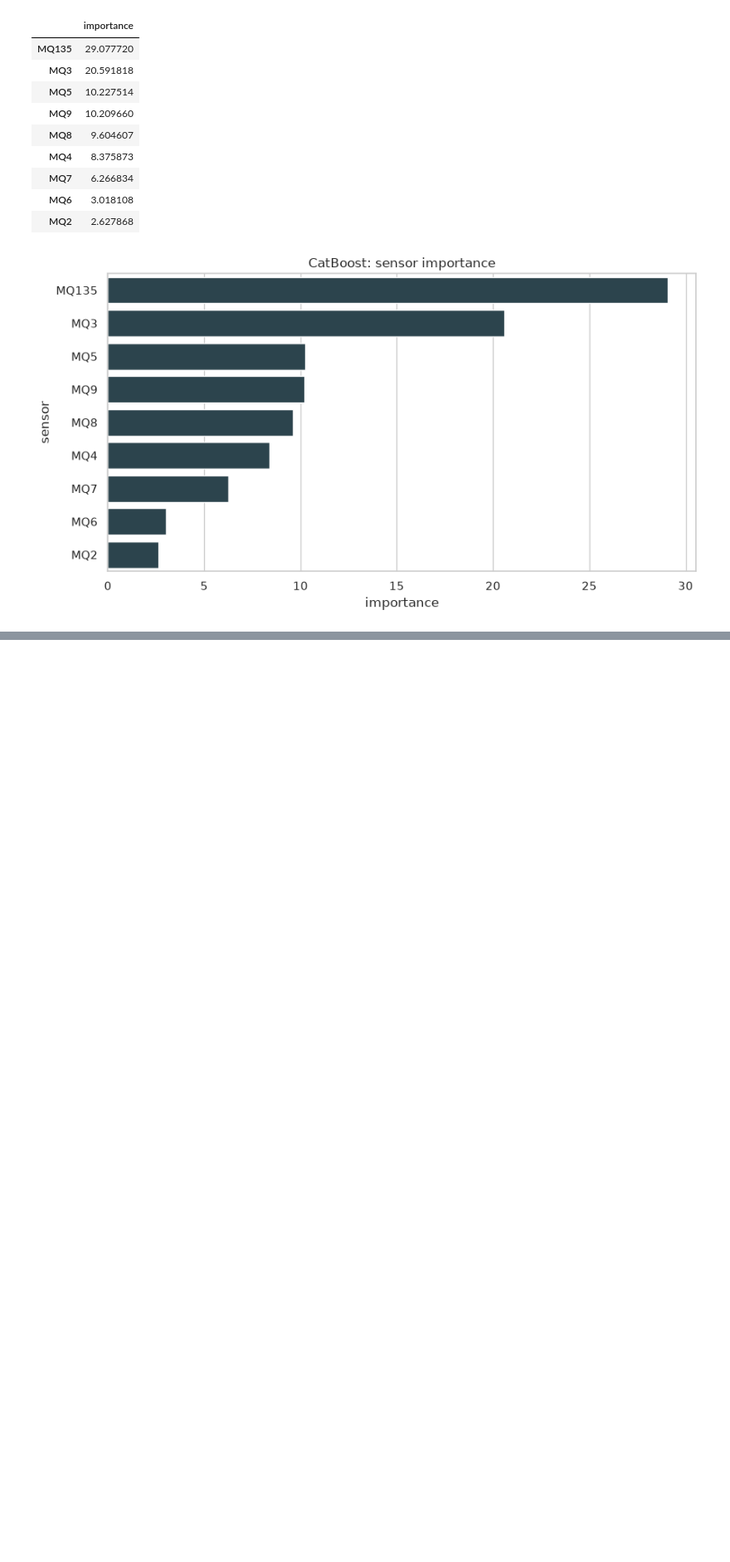
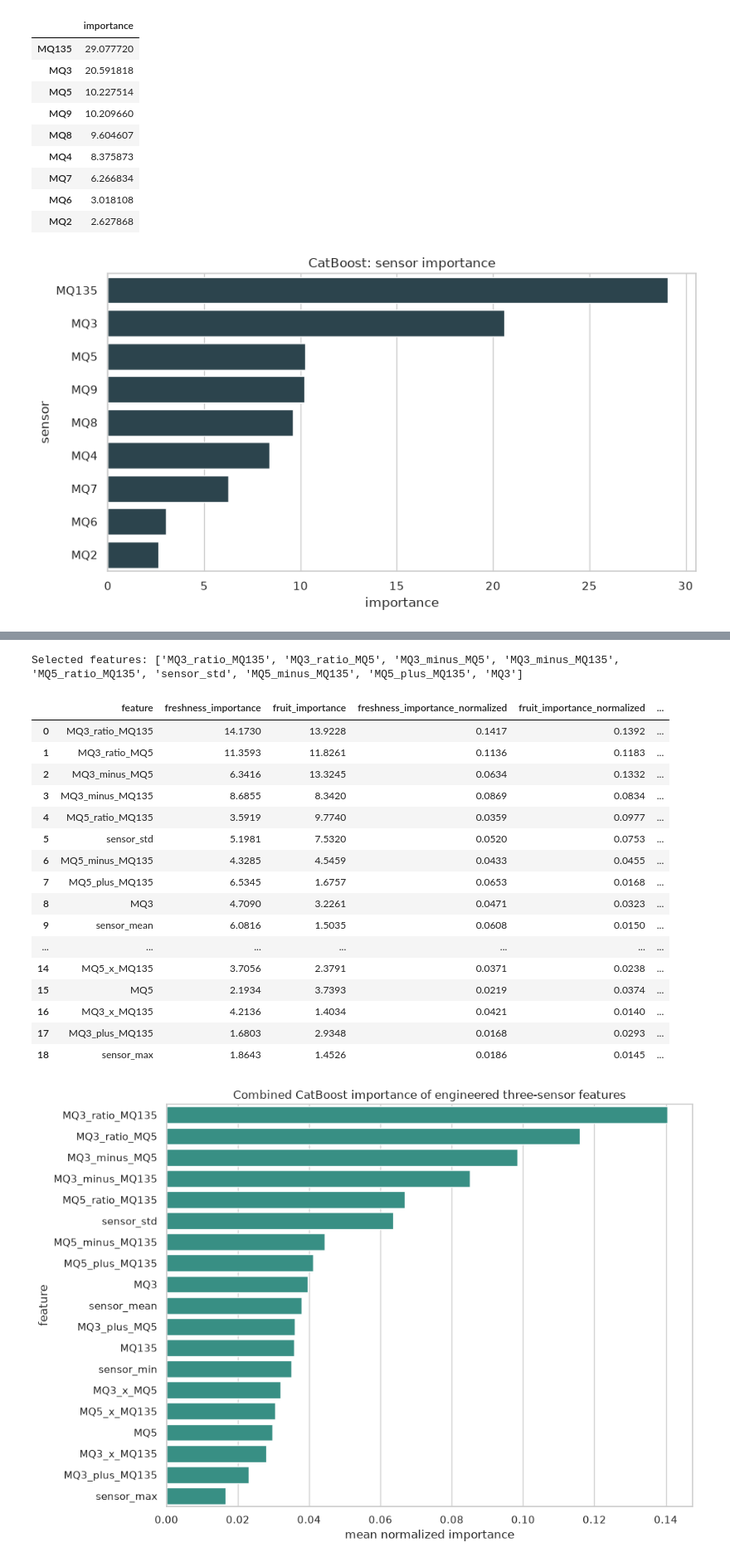
Before and after one commit to cyb3r-b4stard/skoltech-iw-smart-fridge, a Jupyter notebook: freshness_detection_eda_model.ipynb, the cells around one changed output, grey strips where cells are left out. Shown at 83% size. Saved outputs shown, nothing was run; the diff lists cells and outputs as text; code cells hidden in the pictures; blank space fills up the shorter version.

```diff
--- a/freshness_detection_eda_model.ipynb
+++ b/freshness_detection_eda_model.ipynb
@@ -550,0 +689,66 @@ plt.show()
+# %%
+feature_rank_freshness_model = CatBoostClassifier(
+    iterations=300, depth=8, learning_rate=0.08,
+    loss_function='Logloss', verbose=False, random_seed=42,
+    thread_count=-1, allow_writing_files=False
+)
+feature_rank_fruit_model = CatBoostClassifier(
+    iterations=300, depth=8, learning_rate=0.08,
+    loss_function='MultiClass', verbose=False, random_seed=42,
+    thread_count=-1, allow_writing_files=False
+)
+feature_rank_freshness_model.fit(X_three_train, y.iloc[train_idx])
+feature_rank_fruit_model.fit(X_three_train, fruit_target.iloc[train_idx])
+
+feature_importance_table = pd.DataFrame({
+    'feature': X_three_sensor.columns,
+    'freshness_importance': feature_rank_freshness_model.feature_importances_,
+    'fruit_importance': feature_rank_fruit_model.feature_importances_
+})
+for column in ['freshness_importance', 'fruit_importance']:
+    feature_importance_table[f'{column}_normalized'] = (
+        feature_importance_table[column] / feature_importance_table[column].sum()
+    )
+feature_importance_table['combined_importance'] = (
+    feature_importance_table['freshness_importance_normalized']
+    + feature_importance_table['fruit_importance_normalized']
+) / 2
+feature_importance_table = feature_importance_table.sort_values(
+    'combined_importance', ascending=False
+).reset_index(drop=True)
+
+TOP_FEATURE_COUNT = max(1, len(feature_importance_table) // 2)
+selected_three_sensor_features = feature_importance_table.head(TOP_FEATURE_COUNT)['feature'].tolist()
+print('Selected features:', selected_three_sensor_features)
+display(feature_importance_table.round(4))
+
+plt.figure(figsize=(10, 7))
+sns.barplot(
+    data=feature_importance_table,
+    x='combined_importance', y='feature', color='#2a9d8f'
+)
+plt.title('Combined CatBoost importance of engineered three-sensor features')
+plt.xlabel('mean normalized importance')
+plt.ylabel('feature')
+plt.tight_layout()
+plt.show()
+# %% [output]
+Selected features: ['MQ3_ratio_MQ135', 'MQ3_ratio_MQ5', 'MQ3_minus_MQ5', 'MQ3_minus_MQ135', 'MQ5_ratio_MQ135', 'sensor_std', 'MQ5_minus_MQ135', 'MQ5_plus_MQ135', 'MQ3']
+|  | feature | freshness_importance | fruit_importance | freshness_importance_normalized | fruit_importance_normalized | ... |
+| 0 | MQ3_ratio_MQ135 | 14.1730 | 13.9228 | 0.1417 | 0.1392 | ... |
+| 1 | MQ3_ratio_MQ5 | 11.3593 | 11.8261 | 0.1136 | 0.1183 | ... |
+| 2 | MQ3_minus_MQ5 | 6.3416 | 13.3245 | 0.0634 | 0.1332 | ... |
+| 3 | MQ3_minus_MQ135 | 8.6855 | 8.3420 | 0.0869 | 0.0834 | ... |
+| 4 | MQ5_ratio_MQ135 | 3.5919 | 9.7740 | 0.0359 | 0.0977 | ... |
+| 5 | sensor_std | 5.1981 | 7.5320 | 0.0520 | 0.0753 | ... |
+| 6 | MQ5_minus_MQ135 | 4.3285 | 4.5459 | 0.0433 | 0.0455 | ... |
+| 7 | MQ5_plus_MQ135 | 6.5345 | 1.6757 | 0.0653 | 0.0168 | ... |
+| 8 | MQ3 | 4.7090 | 3.2261 | 0.0471 | 0.0323 | ... |
+| 9 | sensor_mean | 6.0816 | 1.5035 | 0.0608 | 0.0150 | ... |
+| ... | ... | ... | ... | ... | ... | ... |
+| 14 | MQ5_x_MQ135 | 3.7056 | 2.3791 | 0.0371 | 0.0238 | ... |
+| 15 | MQ5 | 2.1934 | 3.7393 | 0.0219 | 0.0374 | ... |
+| 16 | MQ3_x_MQ135 | 4.2136 | 1.4034 | 0.0421 | 0.0140 | ... |
+| 17 | MQ3_plus_MQ135 | 1.6803 | 2.9348 | 0.0168 | 0.0293 | ... |
+| 18 | sensor_max | 1.8643 | 1.4526 | 0.0186 | 0.0145 | ... |
+[figure, added]
```
Also changed, not shown: parts of 10 cells of this notebook.
